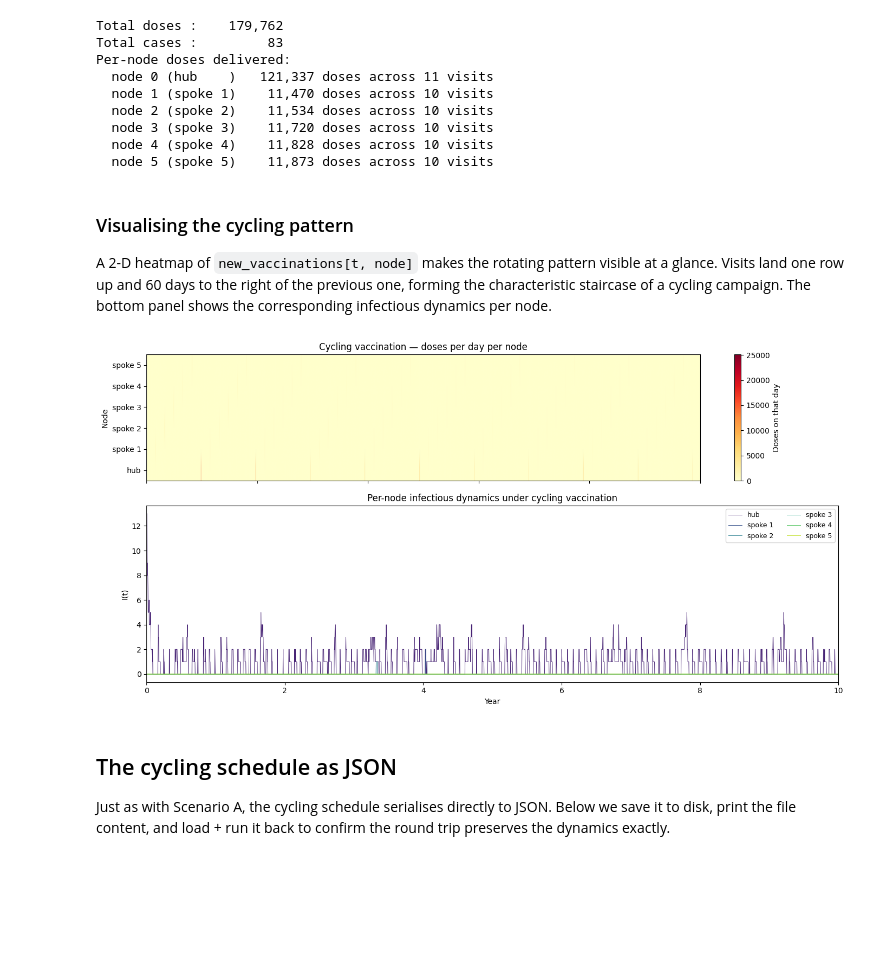
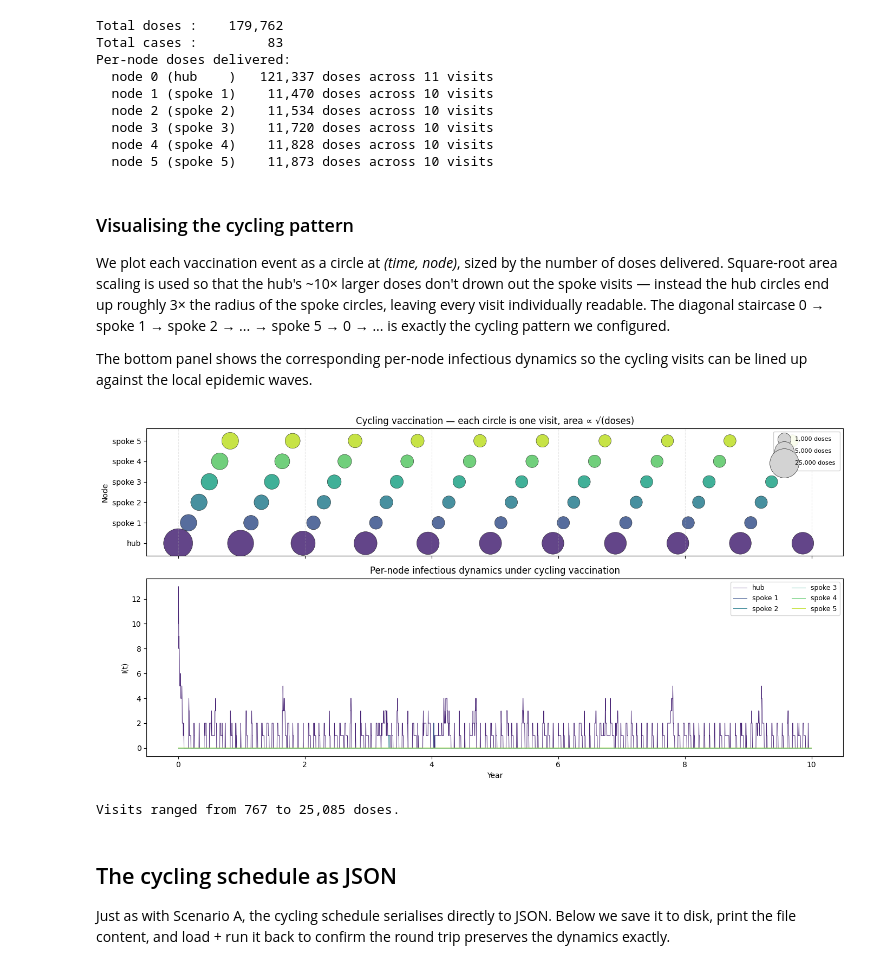
Before and after one commit to clorton/laser-cohorts, a Jupyter notebook: docs/notebooks/nb_18_campaign_specs.ipynb, the cells around one changed output. Saved outputs shown, nothing was run; the diff lists cells and outputs as text; code cells hidden in the pictures; blank space fills up the shorter version.

```diff
--- a/docs/notebooks/nb_18_campaign_specs.ipynb
+++ b/docs/notebooks/nb_18_campaign_specs.ipynb
@@ -425,38 +425,67 @@ Per-node doses delivered:
 # %% [markdown]
 ### Visualising the cycling pattern
 
-A 2-D heatmap of `new_vaccinations[t, node]` makes the rotating pattern visible at a glance.  Visits land one row up and 60 days to the right of the previous one, forming the characteristic staircase of a cycling campaign.  The bottom panel shows the corresponding infectious dynamics per node.
+We plot each vaccination event as a circle at *(time, node)*, sized by the number of doses delivered.  Square-root area scaling is used so that the hub's ~10× larger doses don't drown out the spoke visits — instead the hub circles end up roughly 3× the radius of the spoke circles, leaving every visit individually readable.  The diagonal staircase 0 → spoke 1 → spoke 2 → ... → spoke 5 → 0 → ... is exactly the cycling pattern we configured.
+
+The bottom panel shows the corresponding per-node infectious dynamics so the cycling visits can be lined up against the local epidemic waves.
 # %%
 nv = model_cycle.nodes.new_vaccinations           # (nticks, n_nodes)
+
+# Extract every (tick, node) pair where doses > 0
+event_ticks, event_nodes = np.nonzero(nv)
+event_doses              = nv[event_ticks, event_nodes]
+event_years              = event_ticks / 365.0
+
+# Per-node color so circles on the same row read as one rotation
+node_colors = plt.cm.viridis(np.linspace(0.1, 0.9, n_nodes))
+event_colors = [node_colors[n] for n in event_nodes]
+
+# Square-root area scaling — keeps hub and spoke visits both readable.
+# Matplotlib `s` is area in points^2; we want radius ∝ √doses, so area ∝ doses.
+# To avoid hub circles >10× bigger than spokes (linear-area), scale on √doses instead.
+max_dose = event_doses.max()
+sizes    = (event_doses / max_dose) ** 0.5 * 1500.0
 
 fig, axes = plt.subplots(2, 1, figsize=(14, 7), sharex=True,
                           gridspec_kw={"height_ratios": [1, 1.4]})
 
-# Top: where do the doses go, when?
-im = axes[0].imshow(nv.T, aspect="auto", cmap="YlOrRd", origin="lower",
-                     extent=[0.0, nticks / 365.0, -0.5, n_nodes - 0.5])
+axes[0].scatter(event_years, event_nodes, s=sizes, c=event_colors,
+                 edgecolors="black", linewidth=0.4, alpha=0.85)
 axes[0].set_yticks(range(n_nodes))
 axes[0].set_yticklabels(["hub"] + [f"spoke {i}" for i in range(1, n_nodes)])
 axes[0].set_ylabel("Node")
-axes[0].set_title("Cycling vaccination \u2014 doses per day per node")
-fig.colorbar(im, ax=axes[0], label="Doses on that day")
+axes[0].set_ylim(-0.6, n_nodes - 0.4)
+axes[0].set_title("Cycling vaccination — each circle is one visit, area ∝ √(doses)")
+axes[0].grid(True, axis="x", alpha=0.3, linestyle="--")
+
+# Size legend: a few reference dose counts
+ref_doses = [1_000, 5_000, 25_000, 100_000]
+for d in ref_doses:
+    if d <= max_dose * 1.2:
+        s = (d / max_dose) ** 0.5 * 1500.0
+        axes[0].scatter([], [], s=s, c="lightgray", edgecolors="black",
+                         linewidth=0.4, label=f"{d:,} doses")
+axes[0].legend(loc="upper right", scatterpoints=1, fontsize=8, framealpha=0.9,
+                labelspacing=1.1, borderpad=0.8)
 
 # Bottom: per-node infectious dynamics under cycling
 t_years_full = np.arange(nticks + 1) / 365.0
-node_colors  = plt.cm.viridis(np.linspace(0.1, 0.9, n_nodes))
 for i in range(n_nodes):
     label = "hub" if i == 0 else f"spoke {i}"
     axes[1].plot(t_years_full, model_cycle.states.I[:, i], linewidth=0.7,
                   color=node_colors[i], label=label)
 axes[1].set_xlabel("Year")
 axes[1].set_ylabel("I(t)")
 axes[1].set_title("Per-node infectious dynamics under cycling vaccination")
 axes[1].legend(loc="upper right", ncol=2, fontsize=9)
 
 plt.tight_layout()
 plt.show()
+
+print(f"Visits ranged from {event_doses.min():,} to {event_doses.max():,} doses.")
 # %% [output]
-[figure, old version]
+[figure, new version]
+Visits ranged from 767 to 25,085 doses.
 # %% [markdown]
 ## The cycling schedule as JSON
 
```
Also changed, not shown: parts of 1 cell of this notebook.
